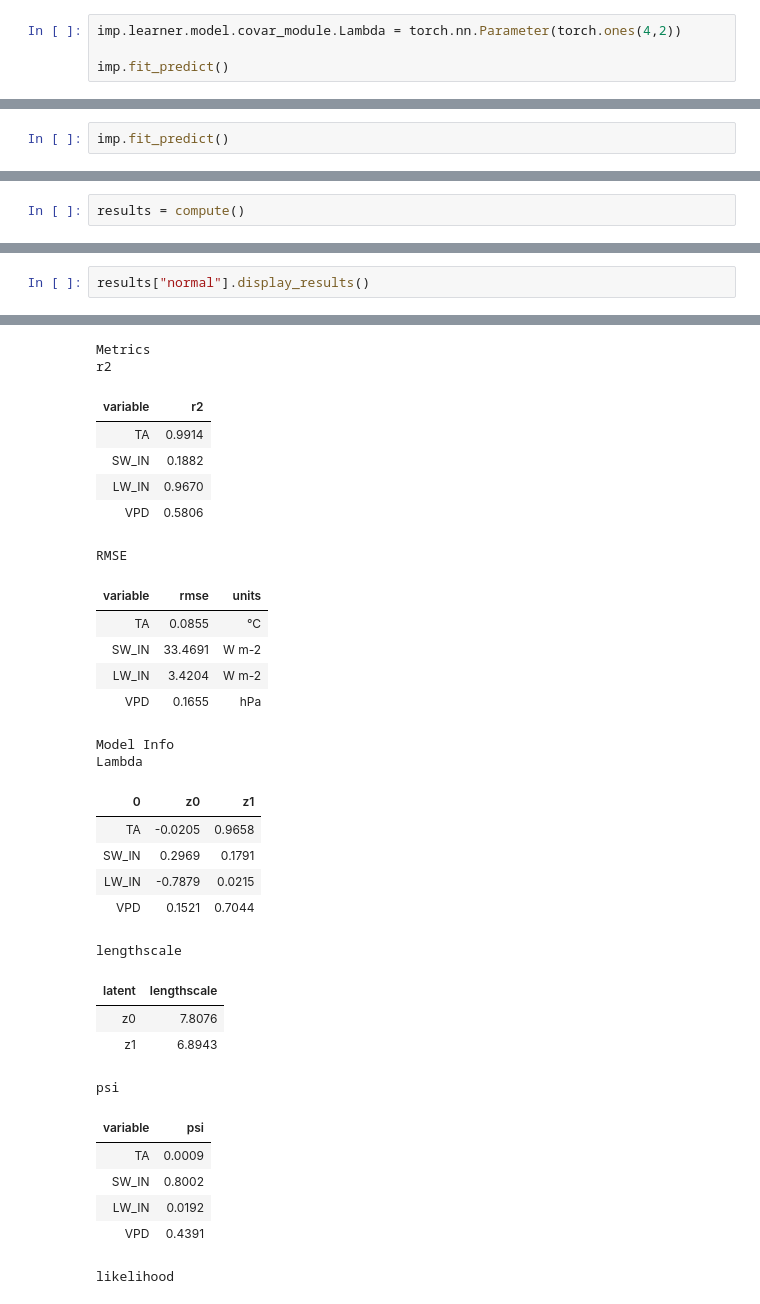
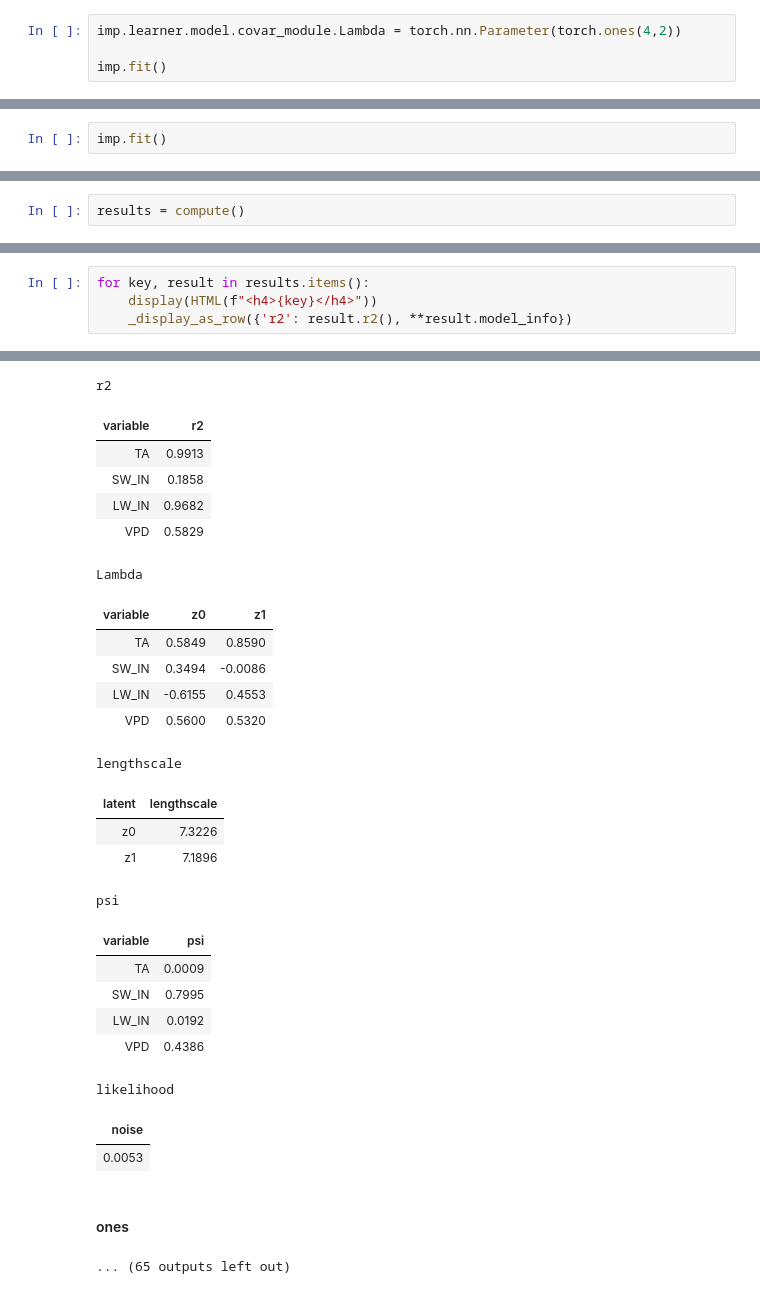
Before and after one commit to mone27/meteo_imp, a Jupyter notebook: analysis/Init_parameters_effect.ipynb, the cells around one changed output, grey strips where cells are left out. Saved outputs shown, nothing was run; the diff lists cells and outputs as text.

```diff
--- a/analysis/Init_parameters_effect.ipynb
+++ b/analysis/Init_parameters_effect.ipynb
@@ -84,7 +87,7 @@ GPFA Imputation Explorer:
 # %%
 imp.learner.model.covar_module.Lambda = torch.nn.Parameter(torch.ones(4,2))
 
-imp.fit_predict()
+imp.fit()
 # %% [output]
 torch.linalg.solve_triangular has its arguments reversed and does not return a copy of one of the inputs.
 X = torch.triangular_solve(B, A).solution
@@ -122,5 +117,5 @@ array([[ 2.64510596e-03,  9.72190612e-01, -2.34163954e-01,
 # %%
 imp.learner.model.covar_module.Lambda = torch.nn.Parameter(torch.tensor(PCA(2).fit(data.data_complete).components_, dtype=torch.float).T)
 # %%
-imp.fit_predict()
+imp.fit()
 # %% [output]
@@ -184,3 +171,5 @@ results["normal"].plot_pred()
 # %%
-results["normal"].display_results()
+for key, result in results.items():
+    display(HTML(f"<h4>{key}</h4>"))
+    _display_as_row({'r2': result.r2(), **result.model_info})
 # %% [output]
@@ -188,31 +177,27 @@ results["normal"].display_results()
-Metrics
 r2
 | variable | r2 |
-| TA | 0.9914 |
-| SW_IN | 0.1882 |
-| LW_IN | 0.9670 |
-| VPD | 0.5806 |
+| TA | 0.9913 |
+| SW_IN | 0.1858 |
+| LW_IN | 0.9682 |
+| VPD | 0.5829 |
-RMSE
+Lambda
-| variable | rmse | units |
-| TA | 0.0855 | °C |
-| SW_IN | 33.4691 | W m-2 |
-| LW_IN | 3.4204 | W m-2 |
-| VPD | 0.1655 | hPa |
+| variable | z0 | z1 |
+| TA | 0.5849 | 0.8590 |
+| SW_IN | 0.3494 | -0.0086 |
+| LW_IN | -0.6155 | 0.4553 |
+| VPD | 0.5600 | 0.5320 |
-Model Info
-Lambda
+lengthscale
-| 0 | z0 | z1 |
-| TA | -0.0205 | 0.9658 |
-| SW_IN | 0.2969 | 0.1791 |
-| LW_IN | -0.7879 | 0.0215 |
-| VPD | 0.1521 | 0.7044 |
+| latent | lengthscale |
+| z0 | 7.3226 |
+| z1 | 7.1896 |
-lengthscale
+psi
-| latent | lengthscale |
-| z0 | 7.8076 |
-| z1 | 6.8943 |
+| variable | psi |
+| TA | 0.0009 |
+| SW_IN | 0.7995 |
+| LW_IN | 0.0192 |
+| VPD | 0.4386 |
-psi
+likelihood
-| variable | psi |
-| TA | 0.0009 |
-| SW_IN | 0.8002 |
-| LW_IN | 0.0192 |
-| VPD | 0.4391 |
+| noise |
+| 0.0053 |
+ones
-likelihood
+... (65 outputs left out)
```
Also changed, not shown: parts of 15 cells of this notebook.
